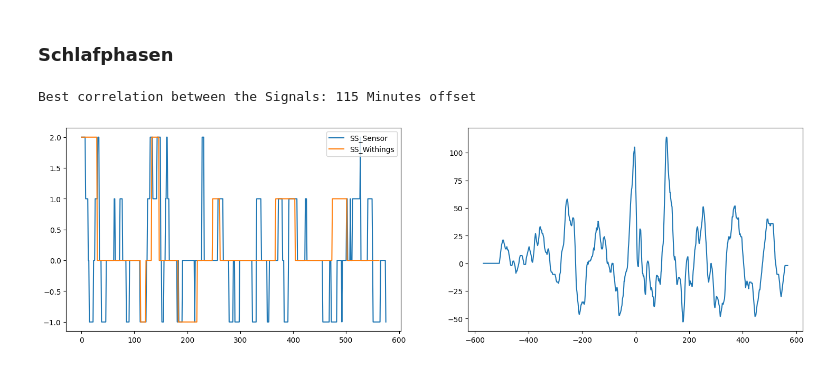
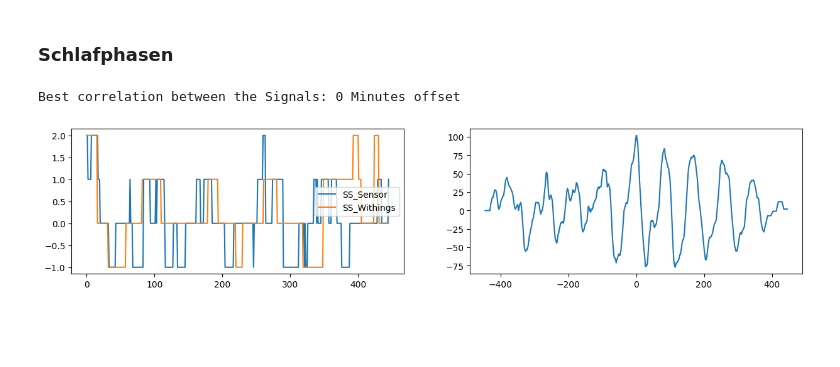
Before and after one commit to markusstraesser/Code, a Jupyter notebook: Evaluation.ipynb, the cells around one changed output. Cells and saved outputs as stored; diff of their text form; code cells hidden in the pictures; blank space fills up the shorter version.

```diff
--- a/Evaluation.ipynb
+++ b/Evaluation.ipynb
@@ -9,24 +9,25 @@ import matplotlib.pyplot as plt
 import pandas as pd
 import numpy as np
 from scipy import signal
+from sklearn.metrics import ConfusionMatrixDisplay, classification_report, cohen_kappa_score
 
-date = "05122021"
+date = "29112021"
 
 df_sensor = pd.read_csv("Sensordata/clean/" + date + "_sensor_data")
 df_withings = pd.read_csv("Withings_Data/clean/" + date + "_withings_data")
 
-clean_start = 15
-offset = 20
+clean_start = 20
+offset = 67
 hr_sensor = df_sensor["hr_sensor"].to_list()
 hr_withings = df_withings["hr_withings"].to_list()
-# hr_s_norm = (hr_sensor - np.min(hr_sensor)) / (np.max(hr_sensor) - np.min(hr_sensor))
-# hr_w_norm = (hr_withings - np.min(hr_withings)) / (np.max(hr_withings) - np.min(hr_withings))
 hr_s_norm = hr_sensor[clean_start:-clean_start] - np.median(hr_sensor[clean_start:-clean_start])
 hr_w_norm = hr_withings[offset:len(hr_s_norm)+offset] - np.median(hr_withings[offset:len(hr_s_norm)+offset])
+hr_s_clipped = hr_sensor[clean_start:-clean_start]
+hr_w_clipped = hr_withings[offset:len(hr_s_clipped)+offset]
 cross_corr = signal.correlate(hr_s_norm, hr_w_norm, "full", method="fft").tolist()
 x_vals = range(int(-len(cross_corr)/2), int(-len(cross_corr)/2)+int(len(cross_corr)))
 plt.style.use('default')
-#plt.rcParams['figure.figsize'] = [18,5]
+plt.figure(figsize=(15, 3))
 plt.subplot(121)
 plt.plot(hr_s_norm, label="HR_Sensor")
 plt.plot(hr_w_norm, label="HR__Withings")
@@ -81,22 +99,22 @@ plt.show()
 # %%
 ss_sensor = df_sensor["ss_sensor"].to_list()
 ss_withings = df_withings["ss_withings"].to_list()
-# ss_s_norm = (ss_sensor - np.min(ss_sensor)) / (np.max(ss_sensor) - np.min(ss_sensor))
-# ss_w_norm = (ss_withings - np.min(ss_withings)) / (np.max(ss_withings) - np.min(ss_withings))
 ss_s_norm = ss_sensor - np.median(ss_sensor)
 ss_w_norm = ss_withings[offset:len(ss_s_norm)+offset] - np.median(ss_withings[offset:len(ss_s_norm)+offset])
+ss_s_clipped = ss_sensor[clean_start:-clean_start]
+ss_w_clipped = ss_withings[offset:len(ss_s_clipped)+offset]
 cross_corr = signal.correlate(ss_s_norm, ss_w_norm, "full", method="fft").tolist()
 x_vals = range(int(-len(cross_corr)/2), int(-len(cross_corr)/2)+int(len(cross_corr)))
 plt.style.use('default')
-plt.rcParams['figure.figsize'] = [18,5]
+plt.figure(figsize=(15, 3))
 plt.subplot(121)
 plt.plot(ss_s_norm, label="SS_Sensor")
 plt.plot(ss_w_norm, label="SS_Withings")
 plt.legend()
 plt.subplot(122)
 plt.plot(x_vals, cross_corr)
 plt.show
 print("Best correlation between the Signals:", cross_corr.index(max(cross_corr))-int(len(cross_corr)/2),"Minutes offset")
 # %% [output]
-Best correlation between the Signals: 115 Minutes offset
+Best correlation between the Signals: 0 Minutes offset
-[figure, old version]
+[figure, new version]
```
Also changed, not shown: parts of 7 cells of this notebook.
